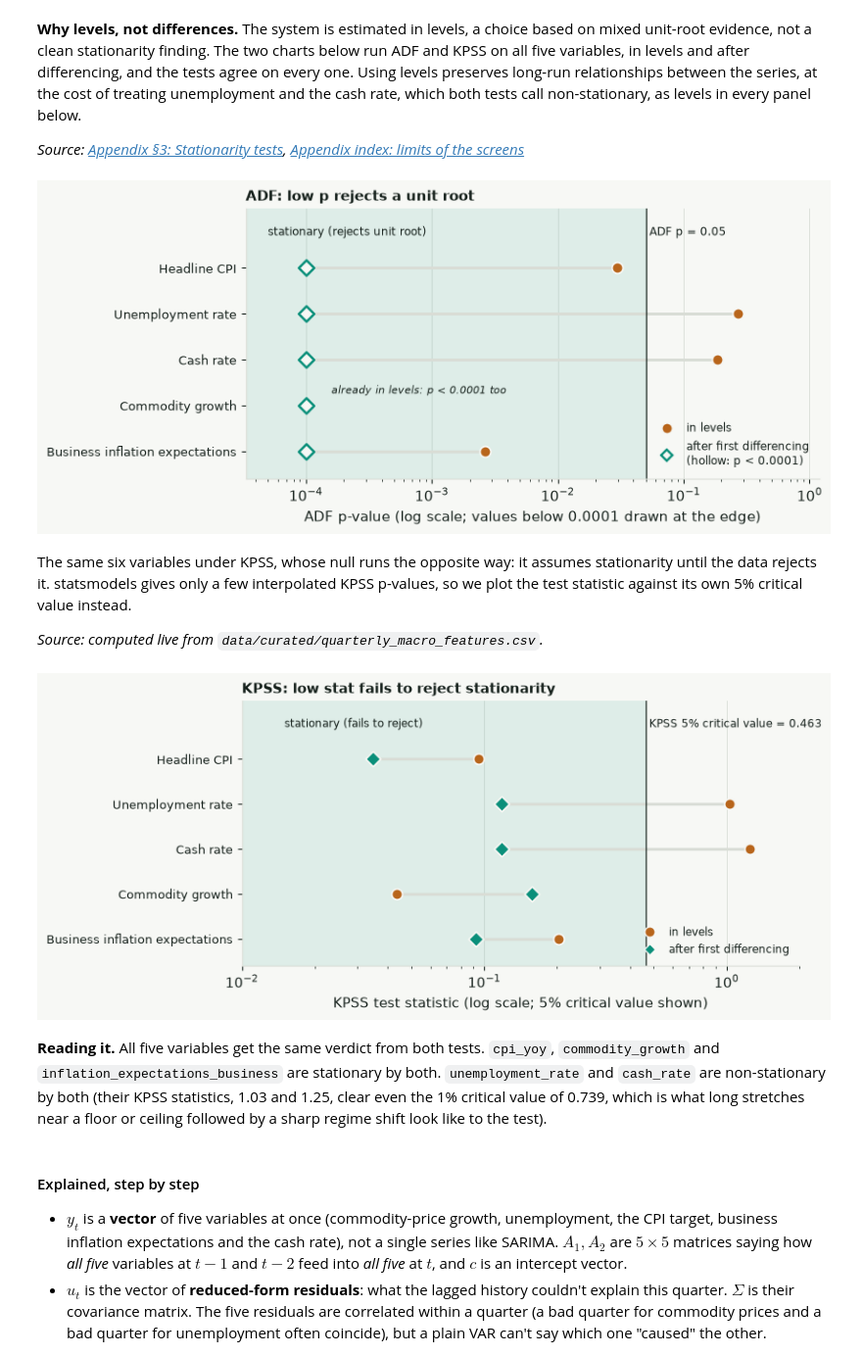
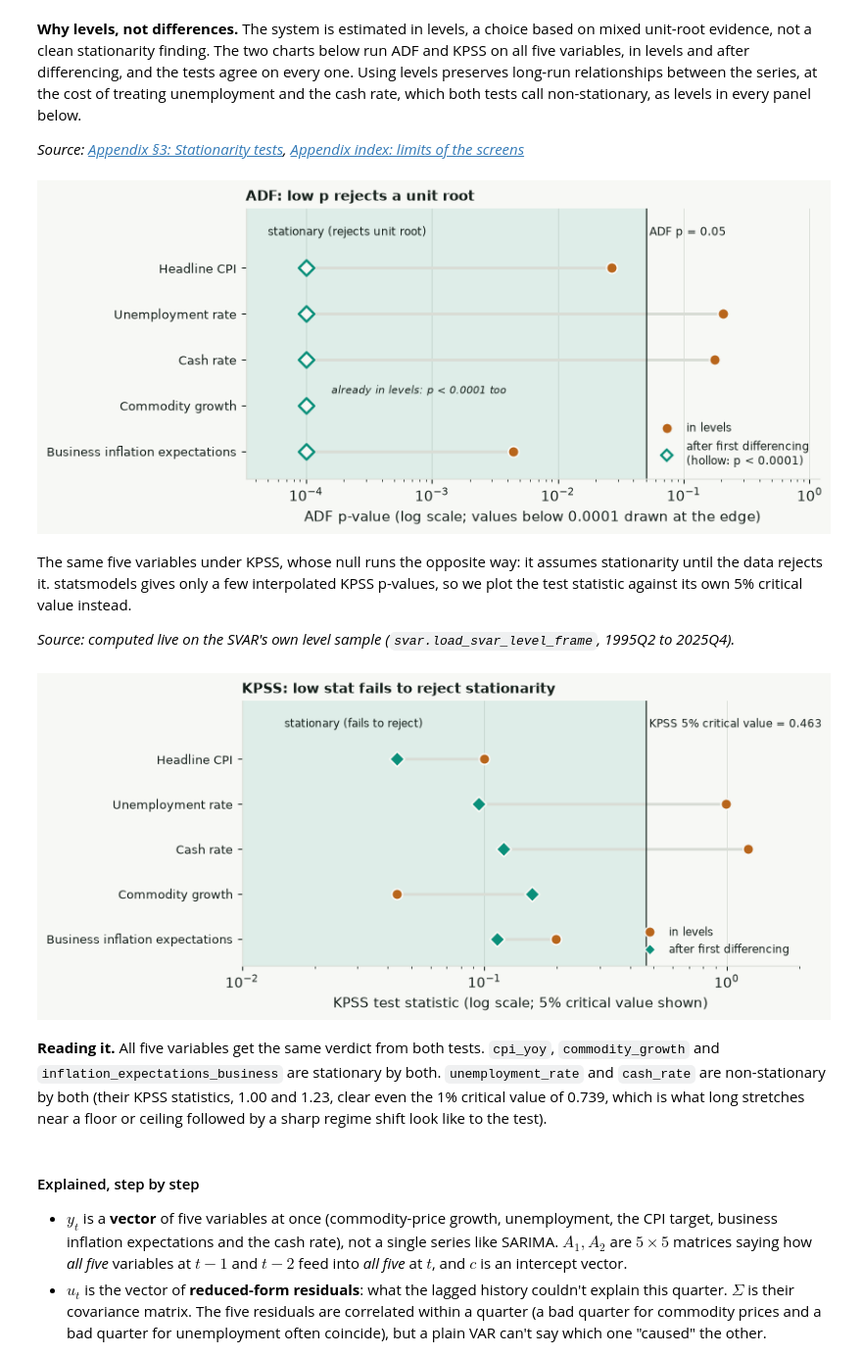
Before and after one commit to JuanVu1810/Australian-CPI-Forecast, a Jupyter notebook: book/australian_cpi_forecasting/04_modeling/44_svar.ipynb, the cells around one changed output. Shown at 98% size. Saved outputs shown, nothing was run; the diff lists cells and outputs as text; code cells hidden in the pictures.

```diff
--- a/book/australian_cpi_forecasting/04_modeling/44_svar.ipynb
+++ b/book/australian_cpi_forecasting/04_modeling/44_svar.ipynb
@@ -104,8 +104,10 @@ from statsmodels.tsa.stattools import adfuller
 from matplotlib.lines import Line2D
 from src.models import svar
 
-df = pd.read_csv(CURATED)
-df = df[df["quarter"] <= str(svar.FORECAST_ORIGIN_PIN)]
+from src.models.results_export import SVAR_SYSTEM
+
+df = svar.load_svar_level_frame(columns=SVAR_SYSTEM["columns"])   # the SVAR's own complete-case sample
+df = df.loc[df.index <= svar.FORECAST_ORIGIN_PIN]
 variables = [
     ("cpi_yoy", "Headline CPI"),
     ("unemployment_rate", "Unemployment rate"),
@@ -155,18 +157,20 @@ ax.grid(axis="x", visible=True)
 fig.tight_layout()
 plt.show()
 # %% [output]
-[figure, old version]
+[figure, new version]
 # %% [markdown]
-The same six variables under KPSS, whose null runs the opposite way: it assumes stationarity until the data rejects it. statsmodels gives only a few interpolated KPSS p-values, so we plot the test statistic against its own 5% critical value instead.
+The same five variables under KPSS, whose null runs the opposite way: it assumes stationarity until the data rejects it. statsmodels gives only a few interpolated KPSS p-values, so we plot the test statistic against its own 5% critical value instead.
 
-*Source: computed live from `data/curated/quarterly_macro_features.csv`.*
+*Source: computed live on the SVAR's own level sample (`svar.load_svar_level_frame`, 1995Q2 to 2025Q4).*
 # %%
 from statsmodels.tsa.stattools import kpss
 from matplotlib.lines import Line2D
 from src.models import svar
 
-df = pd.read_csv(CURATED)
-df = df[df["quarter"] <= str(svar.FORECAST_ORIGIN_PIN)]
+from src.models.results_export import SVAR_SYSTEM
+
+df = svar.load_svar_level_frame(columns=SVAR_SYSTEM["columns"])   # the SVAR's own complete-case sample
+df = df.loc[df.index <= svar.FORECAST_ORIGIN_PIN]
 variables = [
     ("cpi_yoy", "Headline CPI"),
     ("unemployment_rate", "Unemployment rate"),
@@ -185,36 +189,41 @@ for col, label in variables:
     kpss_crit5 = kpss_crit5 or crit["5%"]
     rows.append((label, kpss_level, kpss_diff))
 res = pd.DataFrame(rows, columns=["label", "level", "diff1"]).iloc[::-1].reset_index(drop=True)
+
+# Guard: the figures quoted in the "Reading it" paragraph below.
+kp = res.set_index("label")["level"]
+assert round(kp["Unemployment rate"], 2) == 1.00 and round(kp["Cash rate"], 2) == 1.23
+assert all(kp[l] < kpss_crit5 for l in ["Headline CPI", "Commodity growth", "Business inflation expectations"])
 
 fig, ax = plt.subplots(figsize=(8.6, 3.9))
 ax.axvspan(1e-3, kpss_crit5, color=ACCENT, alpha=0.10, linewidth=0)
 ax.axvline(kpss_crit5, color=INK, linewidth=0.9)
 for y, r in res.iterrows():
     lo, hi = sorted([r["level"], r["diff1"]])
     ax.plot([lo, hi], [y, y], color=GRID, linewidth=2.2, zorder=1)
 ax.scatter(res["level"], res.index, s=70, color=HIGHLIGHT, edgecolor=PAPER, linewidth=1.3, zorder=3)
 ax.scatter(res["diff1"], res.index, s=70, marker="D", color=ACCENT, edgecolor=PAPER, linewidth=1.3, zorder=3)
 ax.set_xscale("log")
 ax.set_xlim(1e-2, 2)
 ax.set_yticks(res.index, res["label"], fontsize=9)
 ax.text(kpss_crit5, len(res) - 0.35, f" KPSS 5% critical value = {kpss_crit5:.3f}", fontsize=8.5, va="bottom")
 ax.text(1.5e-2, len(res) - 0.35, "stationary (fails to reject)", fontsize=8.5, va="bottom")
 ax.set_ylim(-0.6, len(res) + 0.3)
 ax.set_xlabel("KPSS test statistic (log scale; 5% critical value shown)")
 ax.set_title("KPSS: low stat fails to reject stationarity", loc="left", fontsize=11, fontweight="bold")
 ax.legend(handles=[
     Line2D([], [], marker="o", linestyle="", markersize=8, markerfacecolor=HIGHLIGHT,
            markeredgecolor=PAPER, label="in levels"),
     Line2D([], [], marker="D", linestyle="", markersize=6, markerfacecolor=ACCENT,
            markeredgecolor=PAPER, label="after first differencing"),
 ], frameon=False, fontsize=8.5, loc="lower right")
 ax.grid(axis="x", visible=True)
 fig.tight_layout()
 plt.show()
 # %% [output]
-[figure, old version]
+[figure, new version]
 # %% [markdown]
-**Reading it.** All five variables get the same verdict from both tests. `cpi_yoy`, `commodity_growth` and `inflation_expectations_business` are stationary by both. `unemployment_rate` and `cash_rate` are non-stationary by both (their KPSS statistics, 1.03 and 1.25, clear even the 1% critical value of 0.739, which is what long stretches near a floor or ceiling followed by a sharp regime shift look like to the test).
+**Reading it.** All five variables get the same verdict from both tests. `cpi_yoy`, `commodity_growth` and `inflation_expectations_business` are stationary by both. `unemployment_rate` and `cash_rate` are non-stationary by both (their KPSS statistics, 1.00 and 1.23, clear even the 1% critical value of 0.739, which is what long stretches near a floor or ceiling followed by a sharp regime shift look like to the test).
 # %% [markdown]
 #### Explained, step by step
 
```
Also changed, not shown: parts of 1 cell of this notebook, 11 other files.
